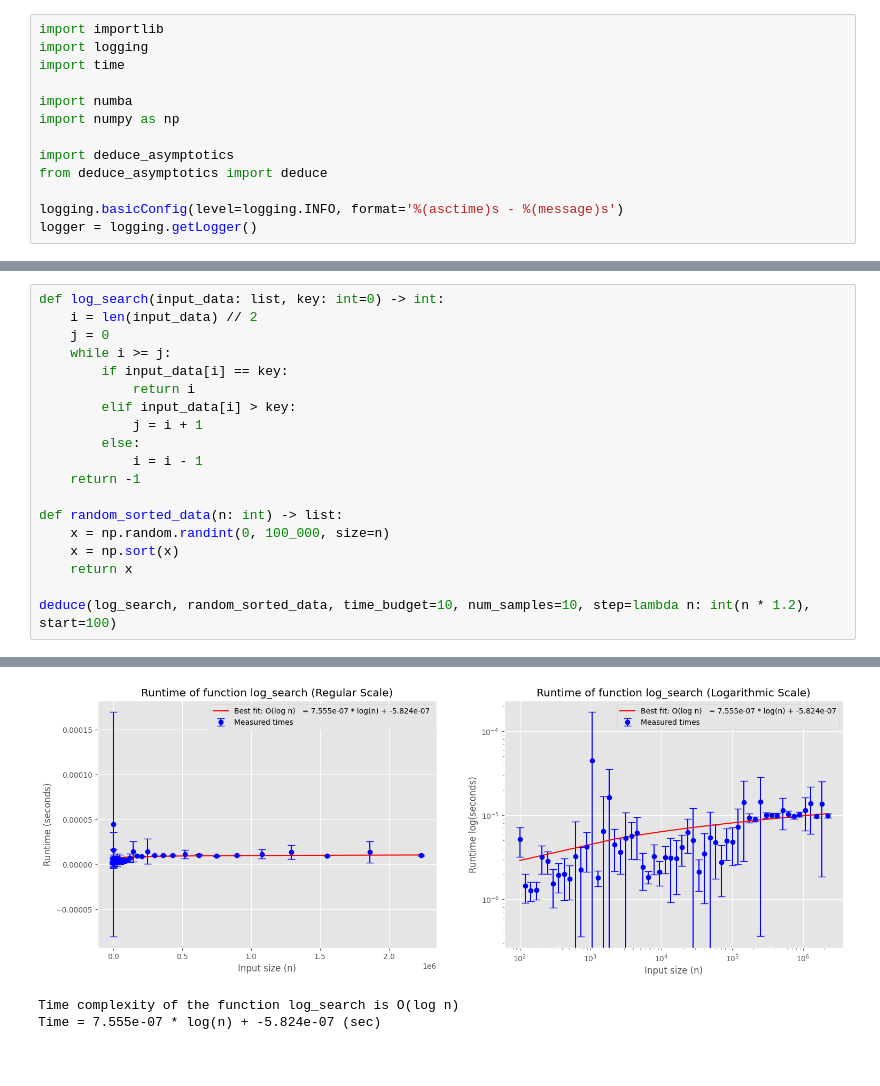
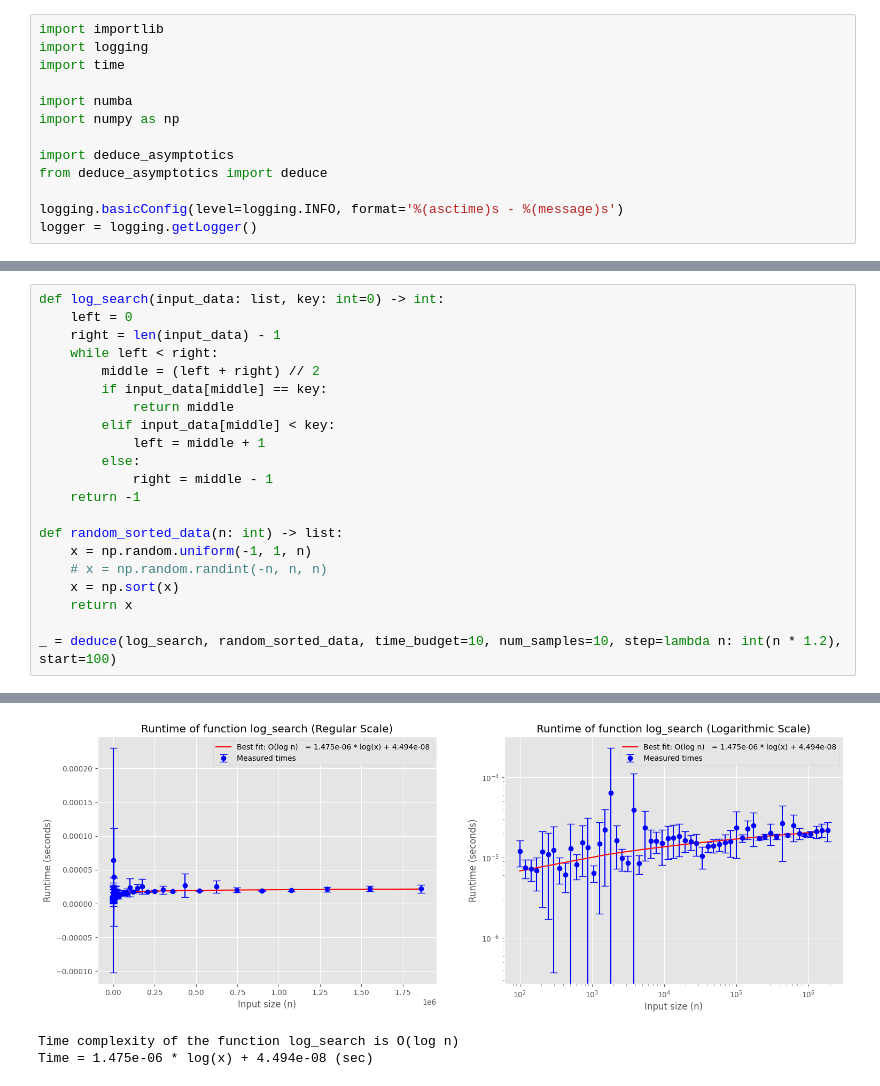
Before and after one commit to mkhlyzov/deduce_asymptotics, a Jupyter notebook: examples/example_1.ipynb, the cells around one changed output, grey strips where cells are left out. Saved outputs shown, nothing was run; the diff lists cells and outputs as text.

```diff
--- a/examples/example_1.ipynb
+++ b/examples/example_1.ipynb
@@ -63,20 +108,22 @@ Time = 1.11e-07 * n^2 + 0.0008549 (sec)
 # %%
 def log_search(input_data: list, key: int=0) -> int:
-    i = len(input_data) // 2
-    j = 0
-    while i >= j:
-        if input_data[i] == key:
-            return i
-        elif input_data[i] > key:
-            j = i + 1
+    left = 0
+    right = len(input_data) - 1
+    while left < right:
+        middle = (left + right) // 2
+        if input_data[middle] == key:
+            return middle
+        elif input_data[middle] < key:
+            left = middle + 1
         else:
-            i = i - 1
+            right = middle - 1
     return -1
 
 def random_sorted_data(n: int) -> list:
-    x = np.random.randint(0, 100_000, size=n)
+    x = np.random.uniform(-1, 1, n)
+    # x = np.random.randint(-n, n, n)
     x = np.sort(x)
     return x
 
-deduce(log_search, random_sorted_data, time_budget=10, num_samples=10, step=lambda n: int(n * 1.2), start=100)
+_ = deduce(log_search, random_sorted_data, time_budget=10, num_samples=10, step=lambda n: int(n * 1.2), start=100)
 # %% [output]
@@ -83,6 +147,6 @@ deduce(log_search, random_sorted_data, time_budget=10, num_samples=10, step=lamb
-[figure, old version]
+[figure, new version]
-Time complexity of the function log_search is O(log n)
-Time = 7.555e-07 * log(n) + -5.824e-07 (sec)
+Time complexity of the function log_search is O(log n)
+Time = 1.475e-06 * log(x) + 4.494e-08 (sec)
 # %%
 @numba.njit
 def insertion_sort(input_data: list) -> None:
```
Also changed, not shown: parts of 8 cells of this notebook.
